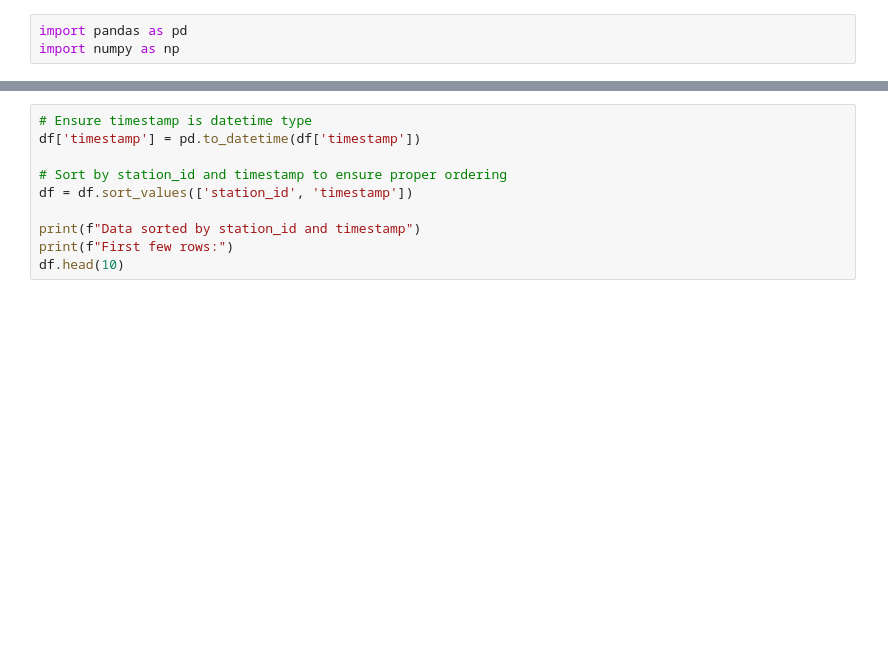
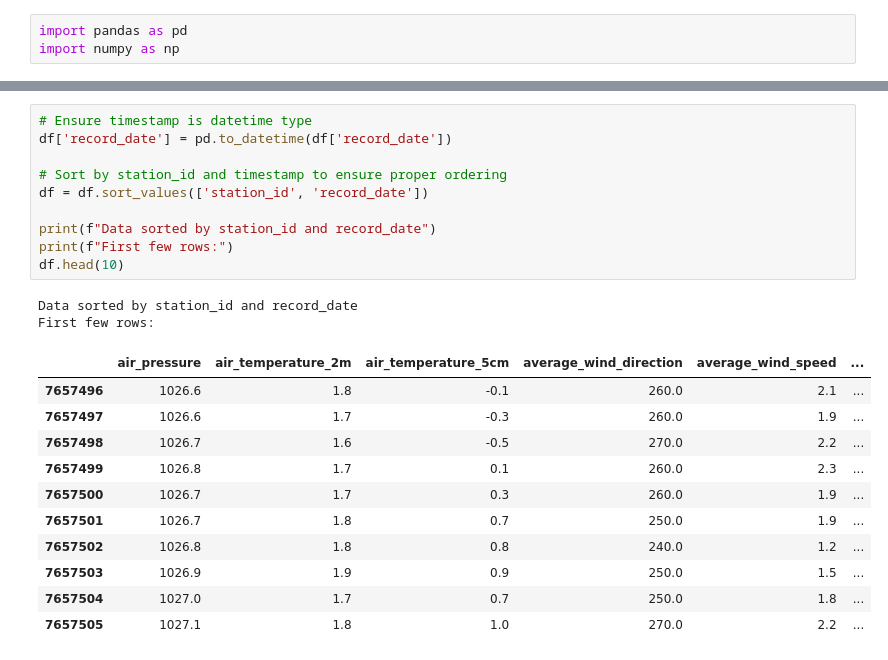
Before and after one commit to cedman98/bachelor-project, a Jupyter notebook: notebook/aggregate_hourly.ipynb, the cells around one changed output, grey strips where cells are left out. Saved outputs shown, nothing was run; the diff lists cells and outputs as text; blank space fills up the shorter version.

```diff
--- a/notebook/aggregate_hourly.ipynb
+++ b/notebook/aggregate_hourly.ipynb
@@ -20,12 +49,26 @@ print(f"Date range: {df['timestamp'].min()} to {df['timestamp'].max()}")
 # %%
 # Ensure timestamp is datetime type
-df['timestamp'] = pd.to_datetime(df['timestamp'])
+df['record_date'] = pd.to_datetime(df['record_date'])
 
 # Sort by station_id and timestamp to ensure proper ordering
-df = df.sort_values(['station_id', 'timestamp'])
+df = df.sort_values(['station_id', 'record_date'])
 
-print(f"Data sorted by station_id and timestamp")
+print(f"Data sorted by station_id and record_date")
 print(f"First few rows:")
 df.head(10)
+# %% [output]
+Data sorted by station_id and record_date
+First few rows:
+|  | air_pressure | air_temperature_2m | air_temperature_5cm | average_wind_direction | average_wind_speed | ... |
+| 7657496 | 1026.6 | 1.8 | -0.1 | 260.0 | 2.1 | ... |
+| 7657497 | 1026.6 | 1.7 | -0.3 | 260.0 | 1.9 | ... |
+| 7657498 | 1026.7 | 1.6 | -0.5 | 270.0 | 2.2 | ... |
+| 7657499 | 1026.8 | 1.7 | 0.1 | 260.0 | 2.3 | ... |
+| 7657500 | 1026.7 | 1.7 | 0.3 | 260.0 | 1.9 | ... |
+| 7657501 | 1026.7 | 1.8 | 0.7 | 250.0 | 1.9 | ... |
+| 7657502 | 1026.8 | 1.8 | 0.8 | 240.0 | 1.2 | ... |
+| 7657503 | 1026.9 | 1.9 | 0.9 | 250.0 | 1.5 | ... |
+| 7657504 | 1027.0 | 1.7 | 0.7 | 250.0 | 1.8 | ... |
+| 7657505 | 1027.1 | 1.8 | 1.0 | 270.0 | 2.2 | ... |
 # %%
 # Create hourly timestamp by flooring to the hour
```
Also changed, not shown: parts of 8 cells of this notebook.
